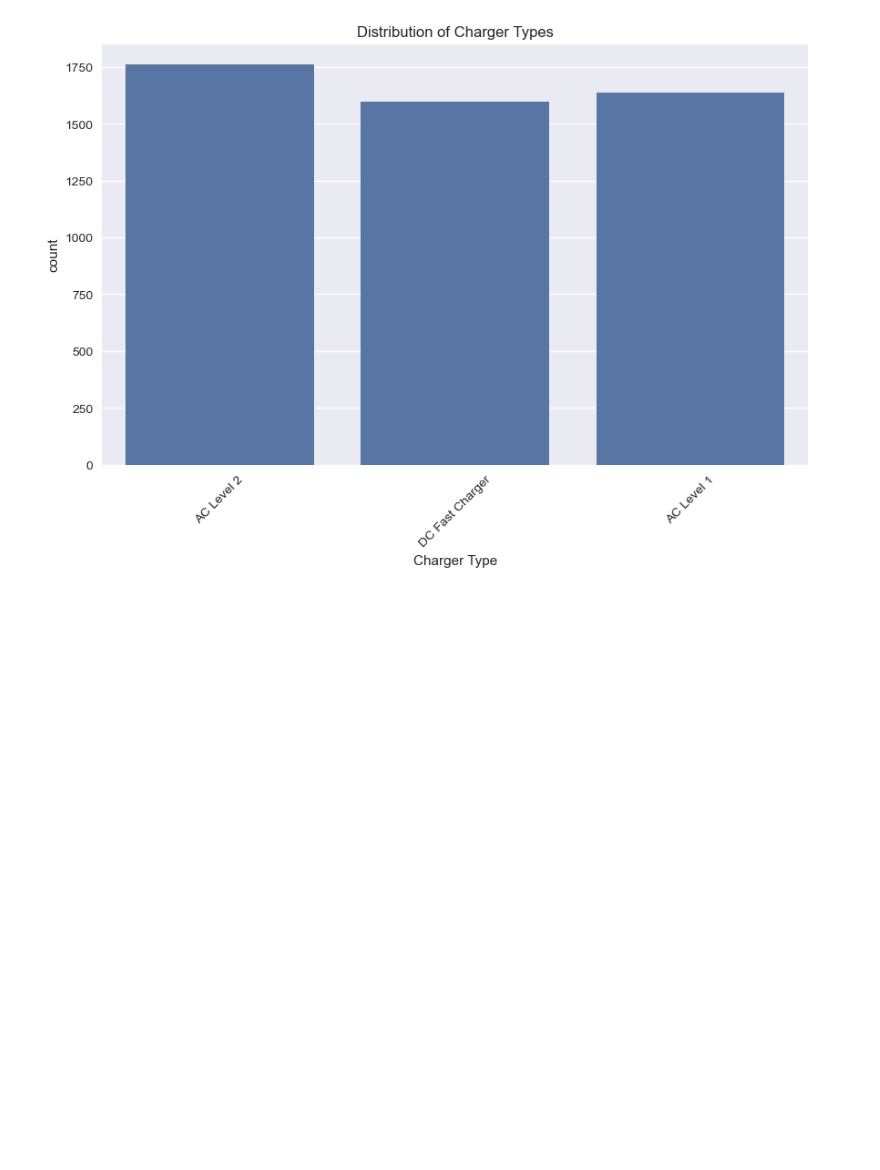
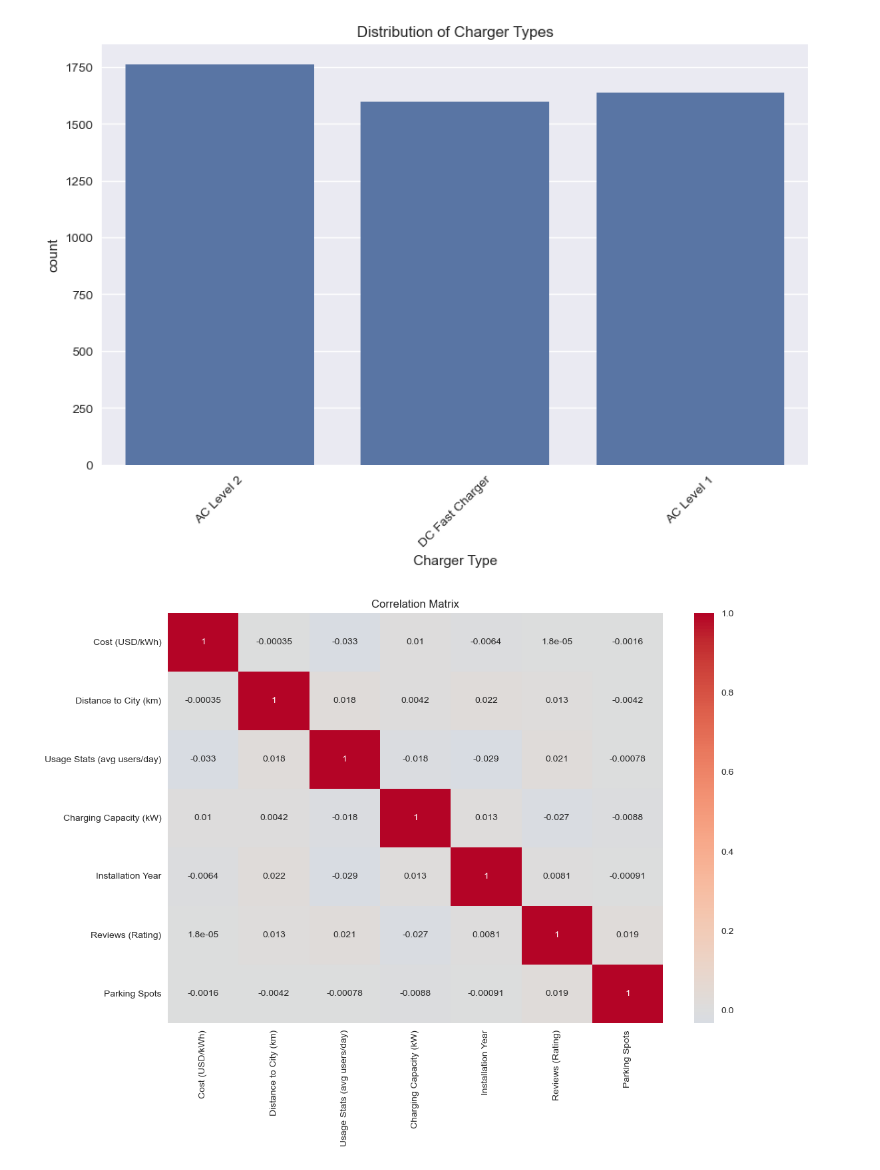
Before and after one commit to brennanlmorris/EV_infrastructure, a Jupyter notebook: EV_infrastructure.ipynb, the cells around one changed output. Cells and saved outputs as stored; diff of their text form; code cells hidden in the pictures; blank space fills up the shorter version.

Commit message:
Added correlations between numerical variables and plots for installations by year and user ratings

```diff
--- a/EV_infrastructure.ipynb
+++ b/EV_infrastructure.ipynb
@@ -109,3 +109,14 @@ plt.xticks(rotation=45)
 plt.show()
 # %% [output]
 [figure]
+# %%
+#Correlations matrix for numerical data
+numerical_cols = ['Cost (USD/kWh)', 'Distance to City (km)', 'Usage Stats (avg users/day)', 'Charging Capacity (kW)', 'Installation Year', 'Reviews (Rating)', 'Parking Spots']
+correlation_matrix = df[numerical_cols].corr()
+
+plt.figure(figsize=(12, 8))
+sns.heatmap(correlation_matrix, annot=True, cmap='coolwarm', center=0)
+plt.title('Correlation Matrix')
+plt.show()
+# %% [output]
+[figure, added]
```
Also changed, not shown: parts of 5 cells of this notebook.
